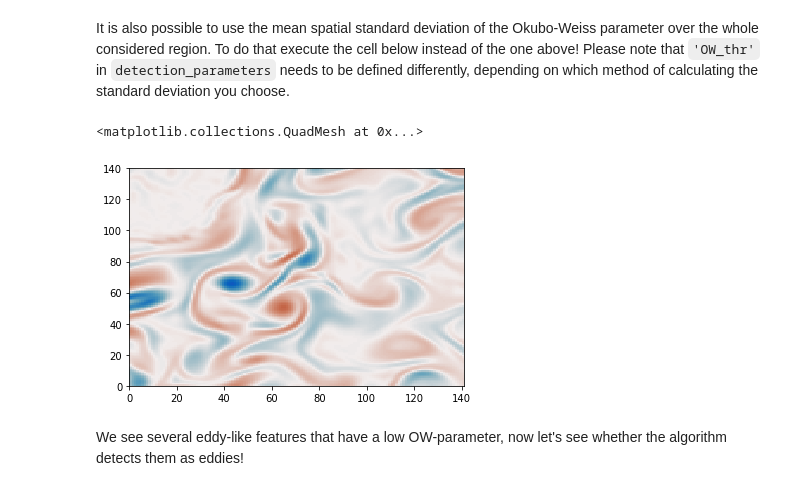
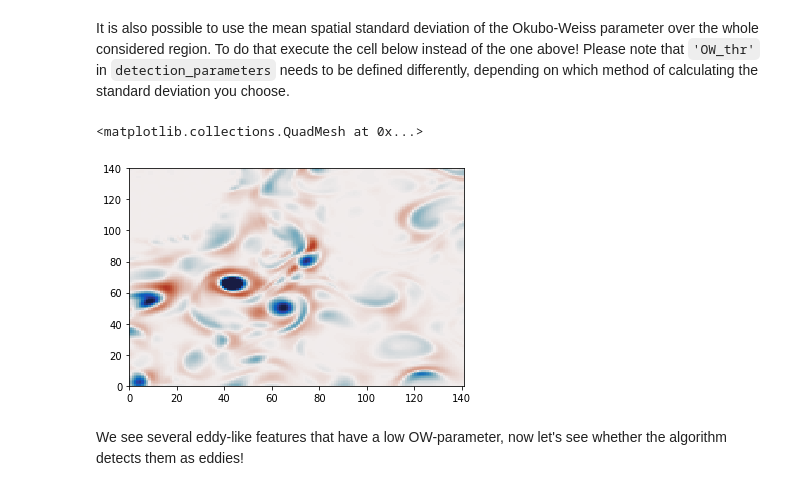
Before and after one commit to jk-rieck/eddytools, a Jupyter notebook: examples/run_eddytools_example_ORCA_OW.ipynb, the cells around one changed output. Saved outputs shown, nothing was run; the diff lists cells and outputs as text; code cells hidden in the pictures.

```diff
--- a/examples/run_eddytools_example_ORCA_OW.ipynb
+++ b/examples/run_eddytools_example_ORCA_OW.ipynb
@@ -193,10 +202,10 @@ data_int.to_netcdf(datapath + 'test_data.nc')
 data_int = xr.open_dataset(datapath + 'test_data.nc')
 # %%
 # Let's have a look at the fields
-plt.pcolormesh(data_int['vort'].isel(time=0), vmin=-5e-5, vmax=5e-5, cmap=cm.balance)
+plt.pcolormesh(data_int['OW'].isel(time=0), vmin=-5e-10, vmax=5e-10, cmap=cm.balance)
 # %% [output]
 <matplotlib.collections.QuadMesh at 0x...>
-[figure, old version]
+[figure, new version]
 # %% [markdown]
 We see several eddy-like features that have a low OW-parameter, now let's see whether the algorithm detects them as eddies!
 # %% [markdown]
```
Also changed, not shown: parts of 7 cells of this notebook, 1 other file.
